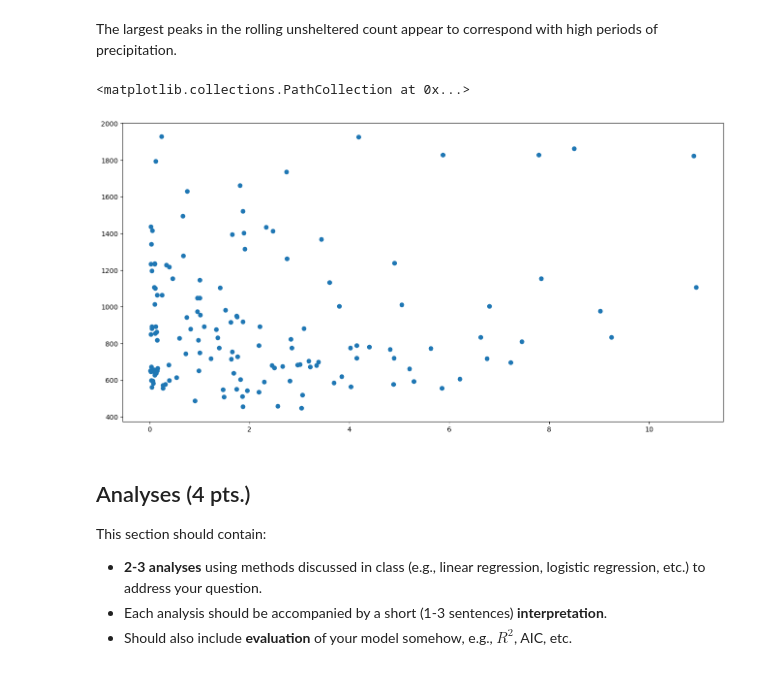
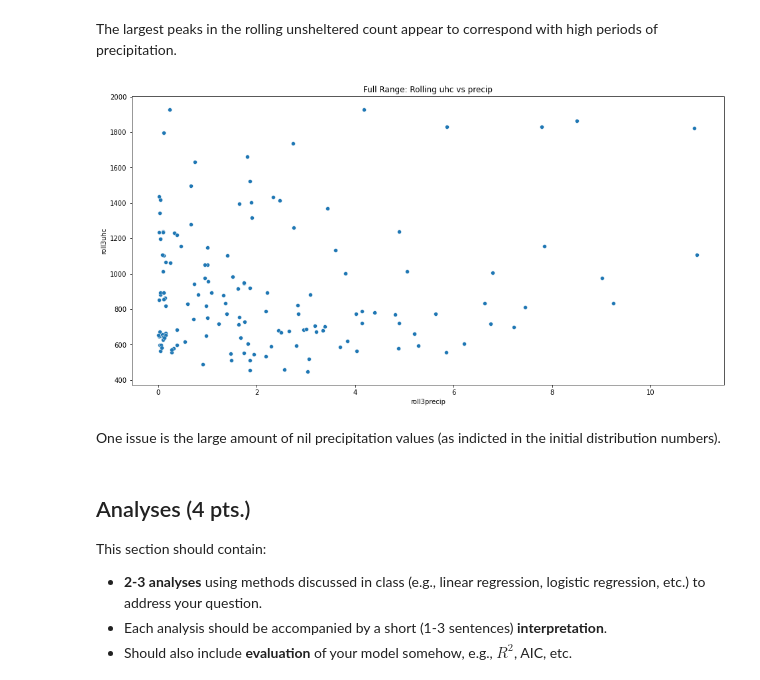
Before and after one commit to phentos/does-rain-increase-unsheltered-homelessness, a Jupyter notebook: fp-template.ipynb, the cells around one changed output. Saved outputs shown, nothing was run; the diff lists cells and outputs as text; code cells hidden in the pictures.

```diff
--- a/fp-template.ipynb
+++ b/fp-template.ipynb
@@ -187,10 +183,13 @@ plt.show()
 # %% [markdown]
 The largest peaks in the rolling unsheltered count appear to correspond with high periods of precipitation.
 # %%
-plt.scatter(data=df, y='roll3uhc', x="roll3precip")
+sns.scatterplot(data=df, y='roll3uhc', x="roll3precip")
+plt.title("Full Range: Rolling uhc vs precip")
+plt.show()
 # %% [output]
-<matplotlib.collections.PathCollection at 0x...>
-[figure, old version]
+[figure, new version]
+# %% [markdown]
+One issue is the large amount of nil precipitation values (as indicted in the initial distribution numbers).
 # %% [markdown]
 ## Analyses (4 pts.)
 
```
Also changed, not shown: parts of 12 cells of this notebook.
